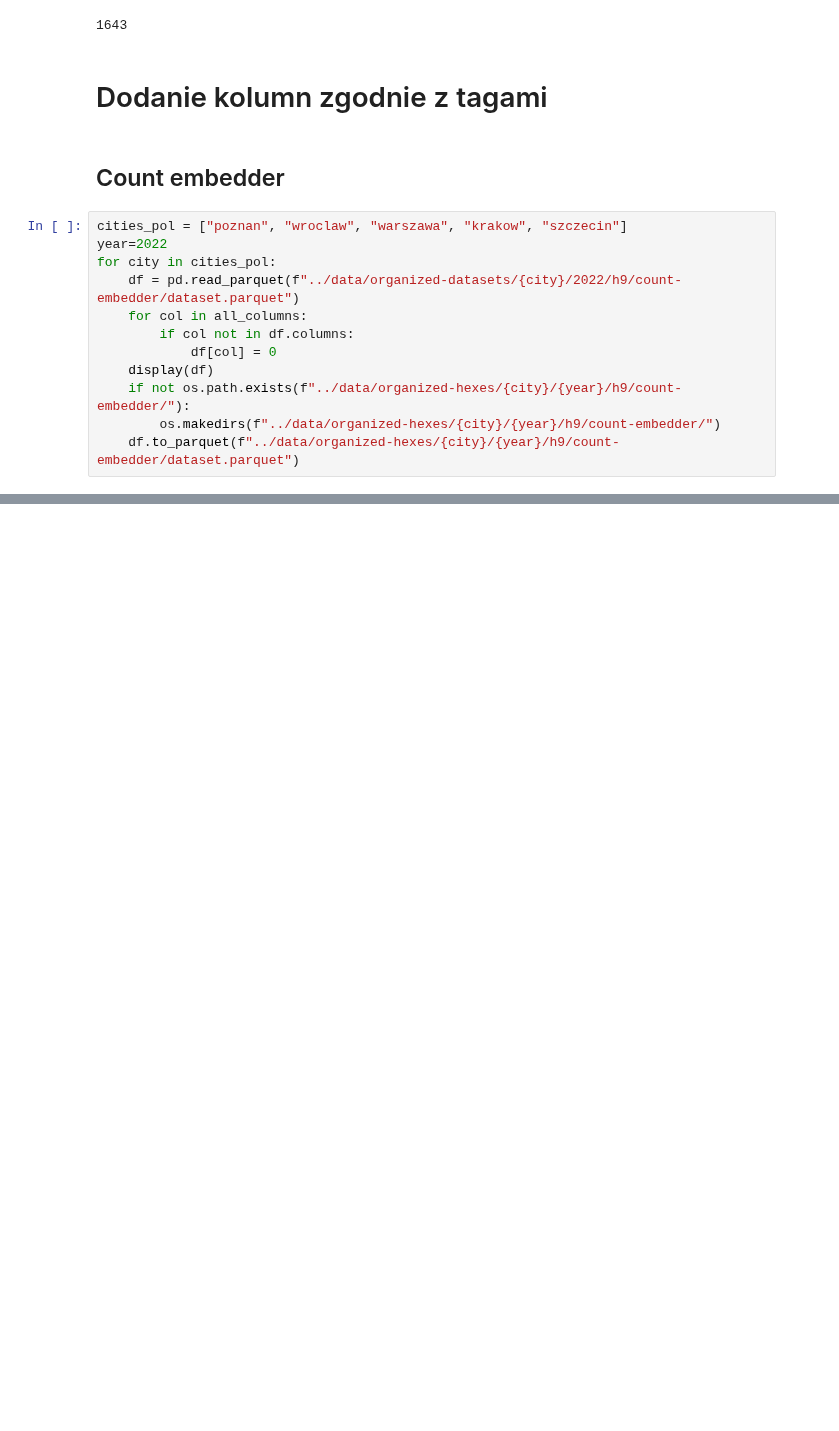
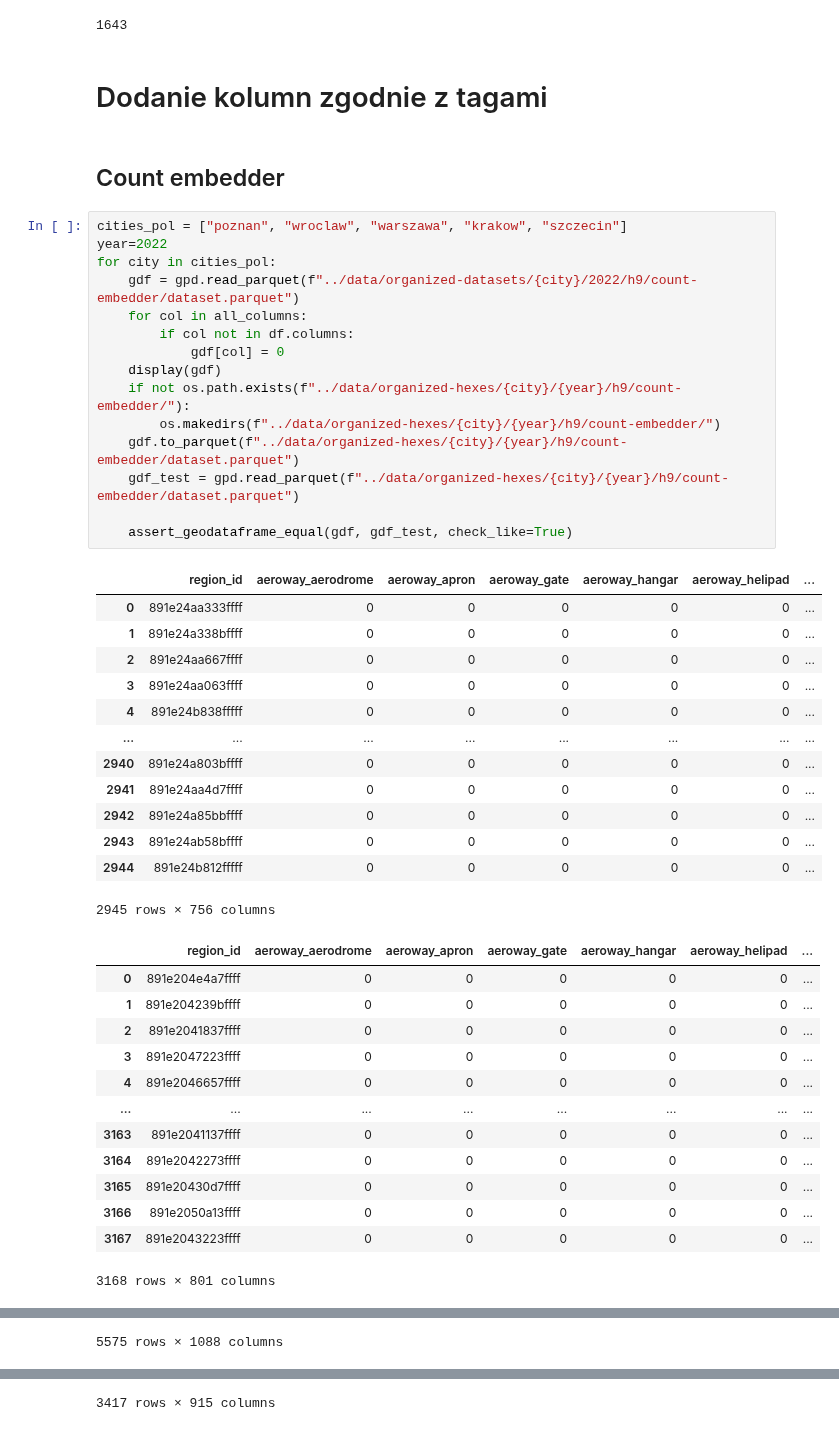
Before and after one commit to StaszekM/gradient, a Jupyter notebook: notebooks/hex_attributes.ipynb, the cells around one changed output, grey strips where cells are left out. Cells and saved outputs as stored; diff of their text form; blank space fills up the shorter version.

Commit message:
hex datasets fixed

```diff
--- a/notebooks/hex_attributes.ipynb
+++ b/notebooks/hex_attributes.ipynb
@@ -92,12 +68,42 @@ len(all_columns)
 # %%
 cities_pol = ["poznan", "wroclaw", "warszawa", "krakow", "szczecin"]
 year=2022
 for city in cities_pol:
-    df = pd.read_parquet(f"../data/organized-datasets/{city}/2022/h9/count-embedder/dataset.parquet")
+    gdf = gpd.read_parquet(f"../data/organized-datasets/{city}/2022/h9/count-embedder/dataset.parquet")
     for col in all_columns:
         if col not in df.columns:
-            df[col] = 0
-    display(df)
+            gdf[col] = 0
+    display(gdf)
     if not os.path.exists(f"../data/organized-hexes/{city}/{year}/h9/count-embedder/"):
         os.makedirs(f"../data/organized-hexes/{city}/{year}/h9/count-embedder/")
-    df.to_parquet(f"../data/organized-hexes/{city}/{year}/h9/count-embedder/dataset.parquet")
+    gdf.to_parquet(f"../data/organized-hexes/{city}/{year}/h9/count-embedder/dataset.parquet")
+    gdf_test = gpd.read_parquet(f"../data/organized-hexes/{city}/{year}/h9/count-embedder/dataset.parquet")
+
+    assert_geodataframe_equal(gdf, gdf_test, check_like=True)
+# %% [output]
+|  | region_id | aeroway_aerodrome | aeroway_apron | aeroway_gate | aeroway_hangar | aeroway_helipad | ... |
+| 0 | 891e24aa333ffff | 0 | 0 | 0 | 0 | 0 | ... |
+| 1 | 891e24a338bffff | 0 | 0 | 0 | 0 | 0 | ... |
+| 2 | 891e24aa667ffff | 0 | 0 | 0 | 0 | 0 | ... |
+| 3 | 891e24aa063ffff | 0 | 0 | 0 | 0 | 0 | ... |
+| 4 | 891e24b838fffff | 0 | 0 | 0 | 0 | 0 | ... |
+| ... | ... | ... | ... | ... | ... | ... | ... |
+| 2940 | 891e24a803bffff | 0 | 0 | 0 | 0 | 0 | ... |
+| 2941 | 891e24aa4d7ffff | 0 | 0 | 0 | 0 | 0 | ... |
+| 2942 | 891e24a85bbffff | 0 | 0 | 0 | 0 | 0 | ... |
+| 2943 | 891e24ab58bffff | 0 | 0 | 0 | 0 | 0 | ... |
+| 2944 | 891e24b812fffff | 0 | 0 | 0 | 0 | 0 | ... |
+2945 rows × 756 columns
+|  | region_id | aeroway_aerodrome | aeroway_apron | aeroway_gate | aeroway_hangar | aeroway_helipad | ... |
+| 0 | 891e204e4a7ffff | 0 | 0 | 0 | 0 | 0 | ... |
+| 1 | 891e204239bffff | 0 | 0 | 0 | 0 | 0 | ... |
+| 2 | 891e2041837ffff | 0 | 0 | 0 | 0 | 0 | ... |
+| 3 | 891e2047223ffff | 0 | 0 | 0 | 0 | 0 | ... |
+| 4 | 891e2046657ffff | 0 | 0 | 0 | 0 | 0 | ... |
+| ... | ... | ... | ... | ... | ... | ... | ... |
+| 3163 | 891e2041137ffff | 0 | 0 | 0 | 0 | 0 | ... |
+| 3164 | 891e2042273ffff | 0 | 0 | 0 | 0 | 0 | ... |
+| 3165 | 891e20430d7ffff | 0 | 0 | 0 | 0 | 0 | ... |
+| 3166 | 891e2050a13ffff | 0 | 0 | 0 | 0 | 0 | ... |
+| 3167 | 891e2043223ffff | 0 | 0 | 0 | 0 | 0 | ... |
+3168 rows × 801 columns
@@ -103,0 +122 @@ for city in cities_pol:
+5575 rows × 1088 columns
@@ -103,0 +135 @@ for city in cities_pol:
+3417 rows × 915 columns
```
Also changed, not shown: parts of 10 cells of this notebook, 9 other files.
